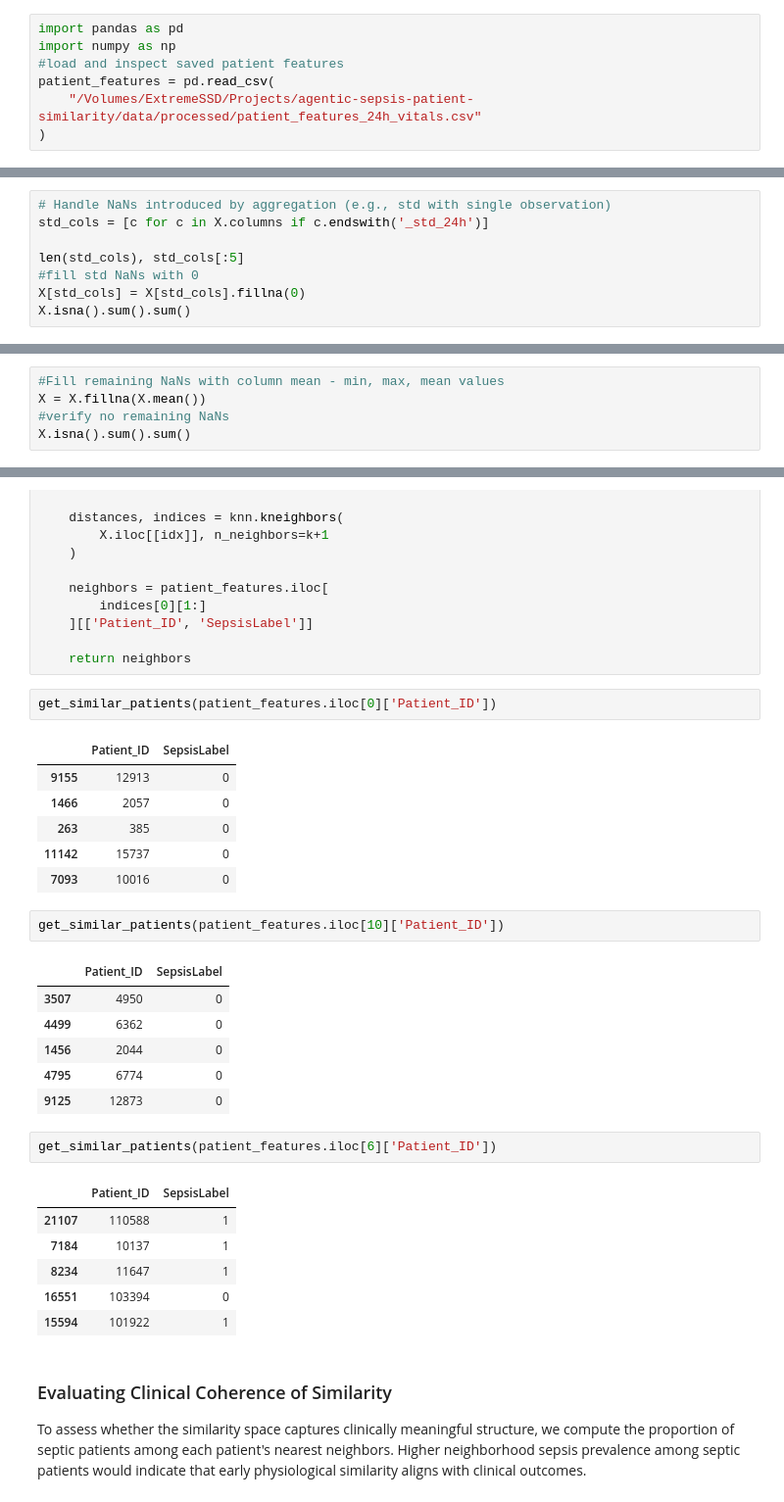
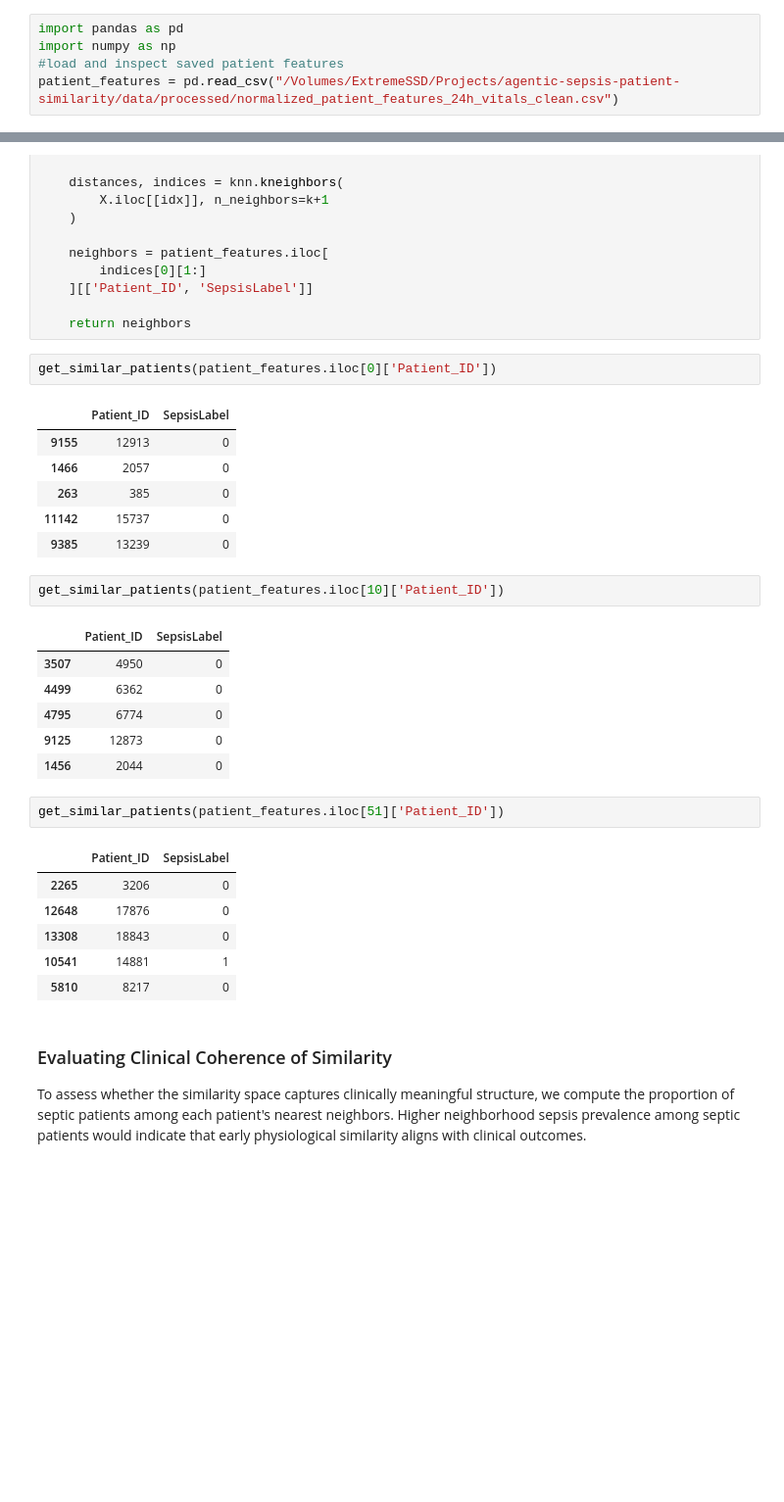
Before and after one commit to chaitralikher/agentic-sepsis-patient-similarity, a Jupyter notebook: notebooks/similarity_analysis.ipynb, the cells around one changed output, grey strips where cells are left out. Shown at 98% size. Saved outputs shown, nothing was run; the diff lists cells and outputs as text; blank space fills up the shorter version.

```diff
--- a/notebooks/similarity_analysis.ipynb
+++ b/notebooks/similarity_analysis.ipynb
@@ -10,9 +10,7 @@ together in the resulting feature space.
 import pandas as pd
 import numpy as np
 #load and inspect saved patient features
-patient_features = pd.read_csv(
-    "/Volumes/ExtremeSSD/Projects/agentic-sepsis-patient-similarity/data/processed/patient_features_24h_vitals.csv"
-)
+patient_features = pd.read_csv("/Volumes/ExtremeSSD/Projects/agentic-sepsis-patient-similarity/data/processed/normalized_patient_features_24h_vitals_clean.csv")
 # %%
 patient_features.shape
 patient_features.head()
@@ -96,8 +57,0 @@ no observed variation rather than missing physiological information.
-# %%
-# Handle NaNs introduced by aggregation (e.g., std with single observation)
-std_cols = [c for c in X.columns if c.endswith('_std_24h')]
-
-len(std_cols), std_cols[:5]
-#fill std NaNs with 0
-X[std_cols] = X[std_cols].fillna(0)
-X.isna().sum().sum()
@@ -112,5 +57,0 @@ can distinguish between imputed and observed values.
-# %%
-#Fill remaining NaNs with column mean - min, max, mean values
-X = X.fillna(X.mean())
-#verify no remaining NaNs
-X.isna().sum().sum()
@@ -162,25 +101,25 @@ get_similar_patients(patient_features.iloc[0]['Patient_ID'])
 | 1466 | 2057 | 0 |
 | 263 | 385 | 0 |
 | 11142 | 15737 | 0 |
-| 7093 | 10016 | 0 |
+| 9385 | 13239 | 0 |
 # %%
 get_similar_patients(patient_features.iloc[10]['Patient_ID'])
 # %% [output]
 |  | Patient_ID | SepsisLabel |
 | 3507 | 4950 | 0 |
 | 4499 | 6362 | 0 |
-| 1456 | 2044 | 0 |
 | 4795 | 6774 | 0 |
 | 9125 | 12873 | 0 |
+| 1456 | 2044 | 0 |
 # %%
-get_similar_patients(patient_features.iloc[6]['Patient_ID'])
+get_similar_patients(patient_features.iloc[51]['Patient_ID'])
 # %% [output]
 |  | Patient_ID | SepsisLabel |
-| 21107 | 110588 | 1 |
-| 7184 | 10137 | 1 |
-| 8234 | 11647 | 1 |
-| 16551 | 103394 | 0 |
-| 15594 | 101922 | 1 |
+| 2265 | 3206 | 0 |
+| 12648 | 17876 | 0 |
+| 13308 | 18843 | 0 |
+| 10541 | 14881 | 1 |
+| 5810 | 8217 | 0 |
 # %% [markdown]
 ### Evaluating Clinical Coherence of Similarity
 
```
Also changed, not shown: parts of 12 cells of this notebook, 2 other files.
